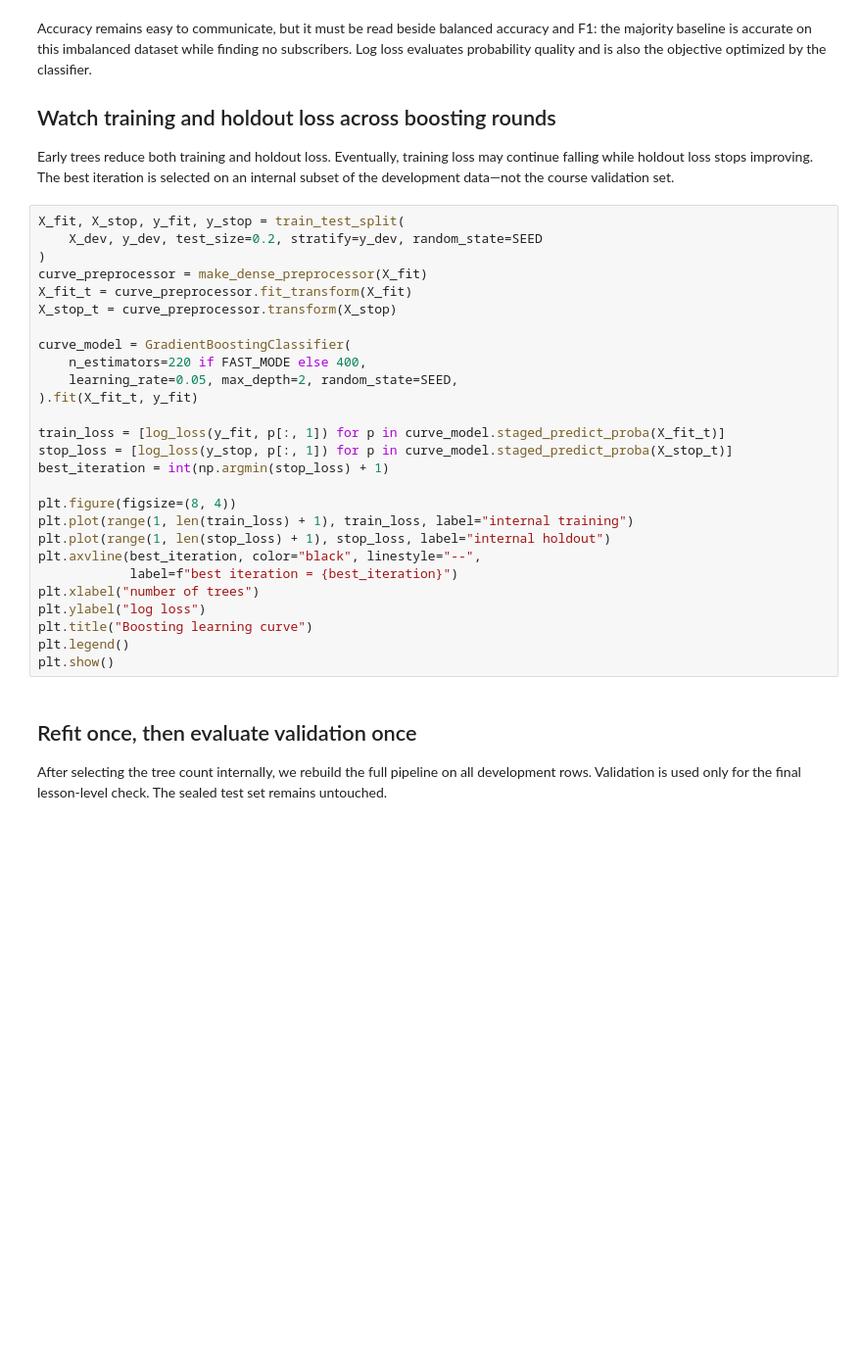
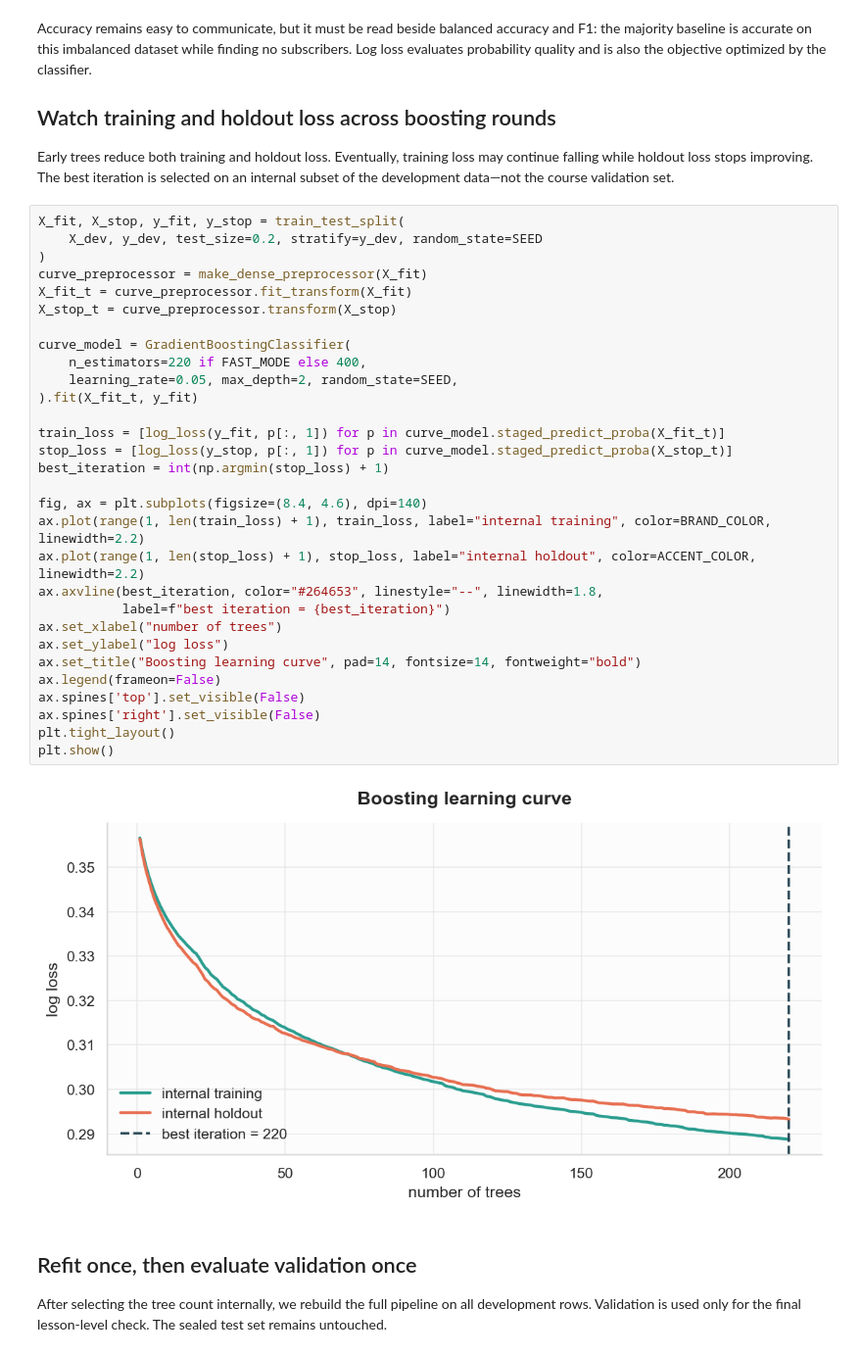
Before and after one commit to SoroushGhaderi/Advanced-Machine-Learning, a Jupyter notebook: notebooks/01_gradient_boosting_fundamentals.ipynb, the cells around one changed output. Shown at 98% size. Cells and saved outputs as stored; diff of their text form; blank space fills up the shorter version.

```diff
--- a/notebooks/01_gradient_boosting_fundamentals.ipynb
+++ b/notebooks/01_gradient_boosting_fundamentals.ipynb
@@ -446,30 +479,35 @@ development data—not the course validation set.
 # %%
 X_fit, X_stop, y_fit, y_stop = train_test_split(
     X_dev, y_dev, test_size=0.2, stratify=y_dev, random_state=SEED
 )
 curve_preprocessor = make_dense_preprocessor(X_fit)
 X_fit_t = curve_preprocessor.fit_transform(X_fit)
 X_stop_t = curve_preprocessor.transform(X_stop)
 
 curve_model = GradientBoostingClassifier(
     n_estimators=220 if FAST_MODE else 400,
     learning_rate=0.05, max_depth=2, random_state=SEED,
 ).fit(X_fit_t, y_fit)
 
 train_loss = [log_loss(y_fit, p[:, 1]) for p in curve_model.staged_predict_proba(X_fit_t)]
 stop_loss = [log_loss(y_stop, p[:, 1]) for p in curve_model.staged_predict_proba(X_stop_t)]
 best_iteration = int(np.argmin(stop_loss) + 1)
 
-plt.figure(figsize=(8, 4))
-plt.plot(range(1, len(train_loss) + 1), train_loss, label="internal training")
-plt.plot(range(1, len(stop_loss) + 1), stop_loss, label="internal holdout")
-plt.axvline(best_iteration, color="black", linestyle="--",
-            label=f"best iteration = {best_iteration}")
-plt.xlabel("number of trees")
-plt.ylabel("log loss")
-plt.title("Boosting learning curve")
-plt.legend()
+fig, ax = plt.subplots(figsize=(8.4, 4.6), dpi=140)
+ax.plot(range(1, len(train_loss) + 1), train_loss, label="internal training", color=BRAND_COLOR, linewidth=2.2)
+ax.plot(range(1, len(stop_loss) + 1), stop_loss, label="internal holdout", color=ACCENT_COLOR, linewidth=2.2)
+ax.axvline(best_iteration, color="#264653", linestyle="--", linewidth=1.8,
+           label=f"best iteration = {best_iteration}")
+ax.set_xlabel("number of trees")
+ax.set_ylabel("log loss")
+ax.set_title("Boosting learning curve", pad=14, fontsize=14, fontweight="bold")
+ax.legend(frameon=False)
+ax.spines['top'].set_visible(False)
+ax.spines['right'].set_visible(False)
+plt.tight_layout()
 plt.show()
+# %% [output]
+[figure, added]
 # %% [markdown]
 ## Refit once, then evaluate validation once
 
```
Also changed, not shown: parts of 7 cells of this notebook, 7 other files.
